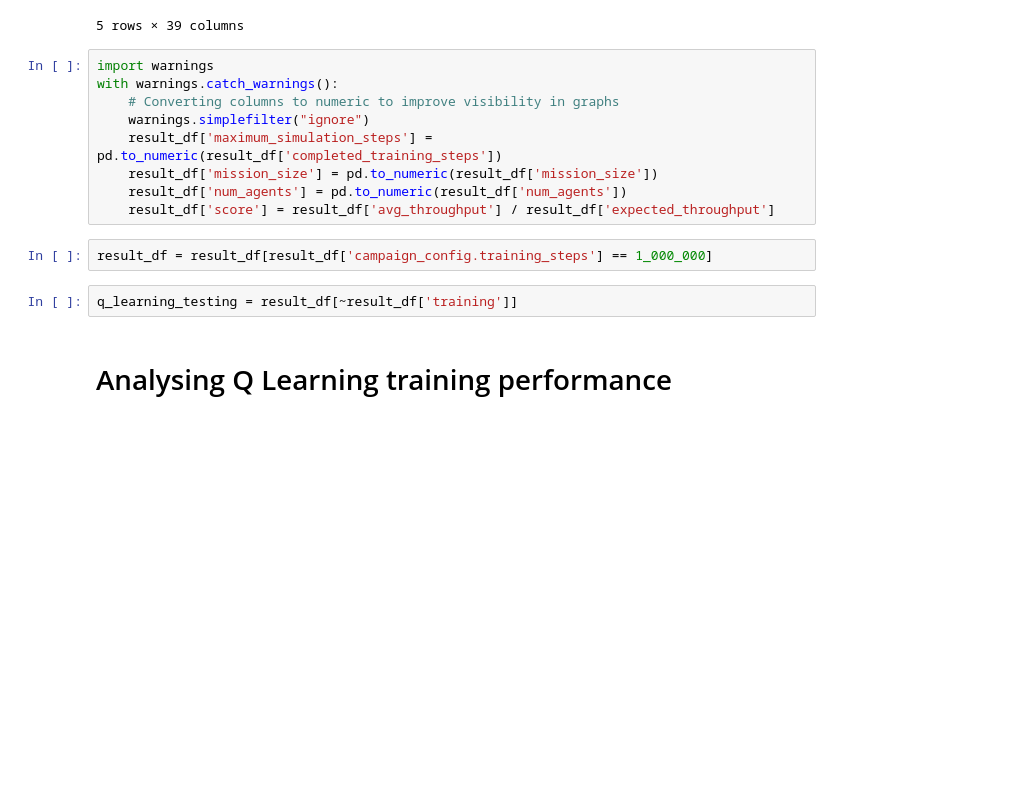
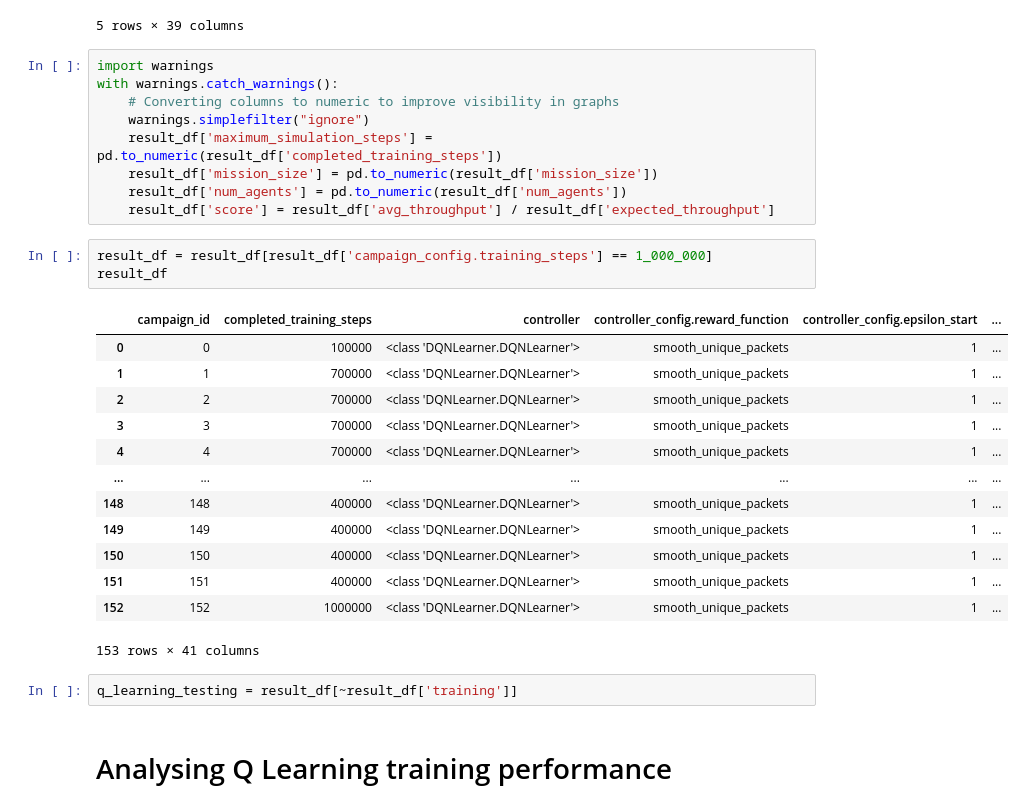
Before and after one commit to Thlamz/gradys-simple-simulation, a Jupyter notebook: analysis/result_analysis.ipynb, the cells around one changed output. Drawn from its saved outputs; the diff is of its cells as text; blank space fills up the shorter version.

Commit message:
Investigating bad multi-agent results

```diff
--- a/analysis/result_analysis.ipynb
+++ b/analysis/result_analysis.ipynb
@@ -53,6 +75,21 @@ with warnings.catch_warnings():
     result_df['score'] = result_df['avg_throughput'] / result_df['expected_throughput']
 # %%
 result_df = result_df[result_df['campaign_config.training_steps'] == 1_000_000]
+result_df
+# %% [output]
+|  | campaign_id | completed_training_steps | controller | controller_config.reward_function | controller_config.epsilon_start | ... |
+| 0 | 0 | 100000 | <class 'DQNLearner.DQNLearner'> | smooth_unique_packets | 1 | ... |
+| 1 | 1 | 700000 | <class 'DQNLearner.DQNLearner'> | smooth_unique_packets | 1 | ... |
+| 2 | 2 | 700000 | <class 'DQNLearner.DQNLearner'> | smooth_unique_packets | 1 | ... |
+| 3 | 3 | 700000 | <class 'DQNLearner.DQNLearner'> | smooth_unique_packets | 1 | ... |
+| 4 | 4 | 700000 | <class 'DQNLearner.DQNLearner'> | smooth_unique_packets | 1 | ... |
+| ... | ... | ... | ... | ... | ... | ... |
+| 148 | 148 | 400000 | <class 'DQNLearner.DQNLearner'> | smooth_unique_packets | 1 | ... |
+| 149 | 149 | 400000 | <class 'DQNLearner.DQNLearner'> | smooth_unique_packets | 1 | ... |
+| 150 | 150 | 400000 | <class 'DQNLearner.DQNLearner'> | smooth_unique_packets | 1 | ... |
+| 151 | 151 | 400000 | <class 'DQNLearner.DQNLearner'> | smooth_unique_packets | 1 | ... |
+| 152 | 152 | 1000000 | <class 'DQNLearner.DQNLearner'> | smooth_unique_packets | 1 | ... |
+153 rows × 41 columns
 # %%
 q_learning_testing = result_df[~result_df['training']]
 # %% [markdown]
```
Also changed, not shown: parts of 9 cells of this notebook, 1 other file.
